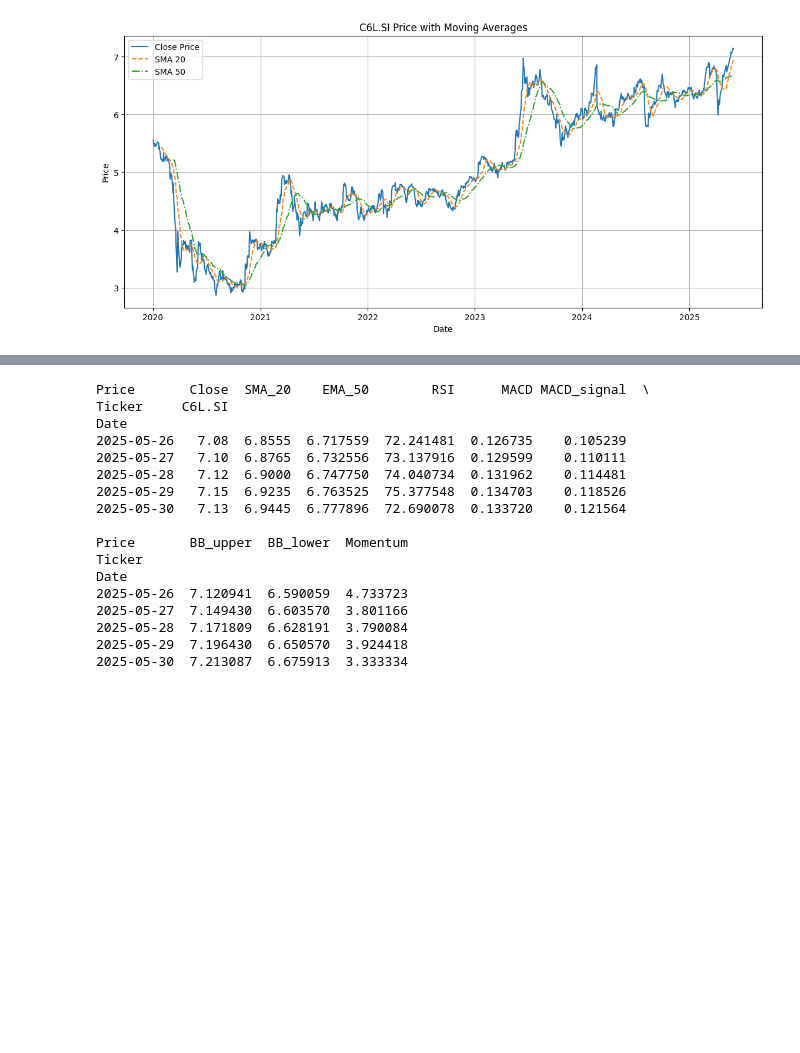
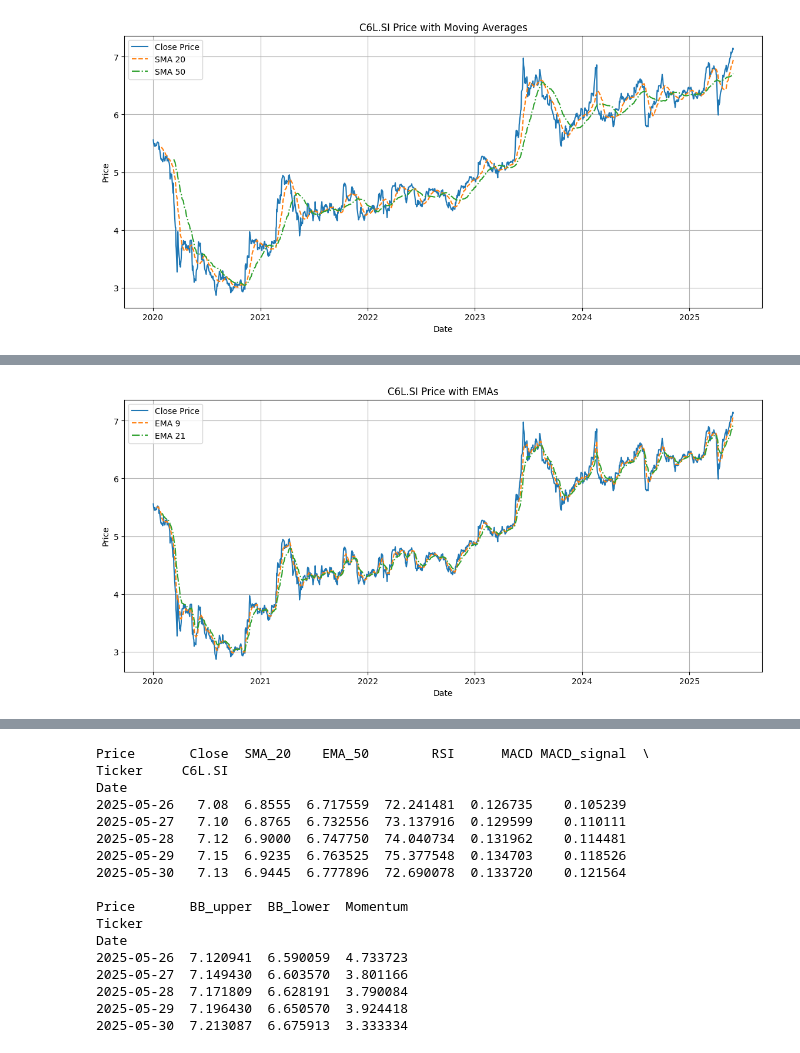
Before and after one commit to thehankerer/quant_indicators, a Jupyter notebook: quant_indicators.ipynb, the cells around one changed output, grey strips where cells are left out. Drawn from its saved outputs; the diff is of its cells as text; code cells hidden in the pictures; blank space fills up the shorter version.

```diff
--- a/quant_indicators.ipynb
+++ b/quant_indicators.ipynb
@@ -97,0 +114,3 @@ plt.show()
+# %%
+df['EMA_9'] = EMAIndicator(close=close, window=9).ema_indicator()
+df['EMA_21'] = EMAIndicator(close=close, window=21).ema_indicator()
@@ -97,0 +120,13 @@ plt.show()
+# %%
+plt.figure(figsize=(14, 6))
+plt.plot(df['Close'], label='Close Price', linewidth=1.5)
+plt.plot(df['EMA_9'], label='EMA 9', linestyle='--')
+plt.plot(df['EMA_21'], label='EMA 21', linestyle='-.')
+plt.title('C6L.SI Price with EMAs')
+plt.xlabel('Date')
+plt.ylabel('Price')
+plt.legend()
+plt.grid(True)
+plt.show()
+# %% [output]
+[figure, added]
```
Also changed, not shown: parts of 7 cells of this notebook.
